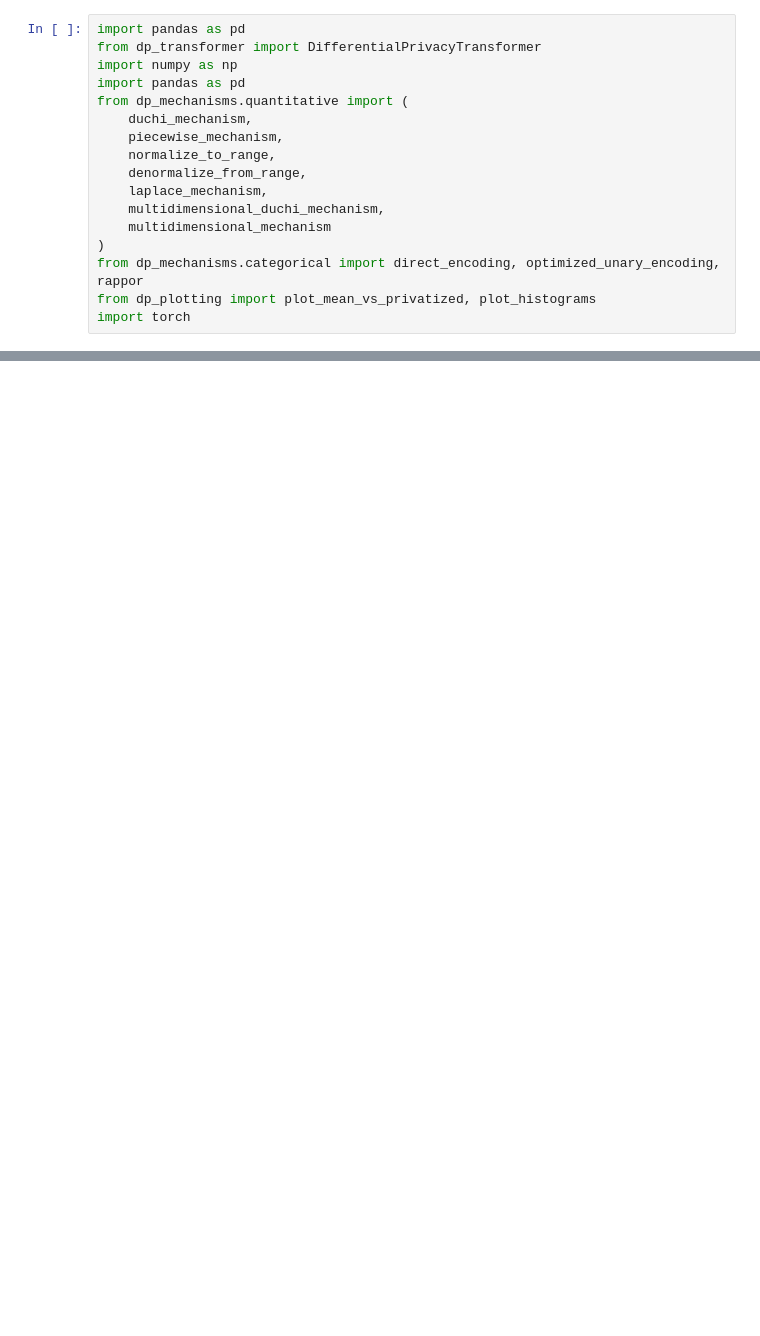
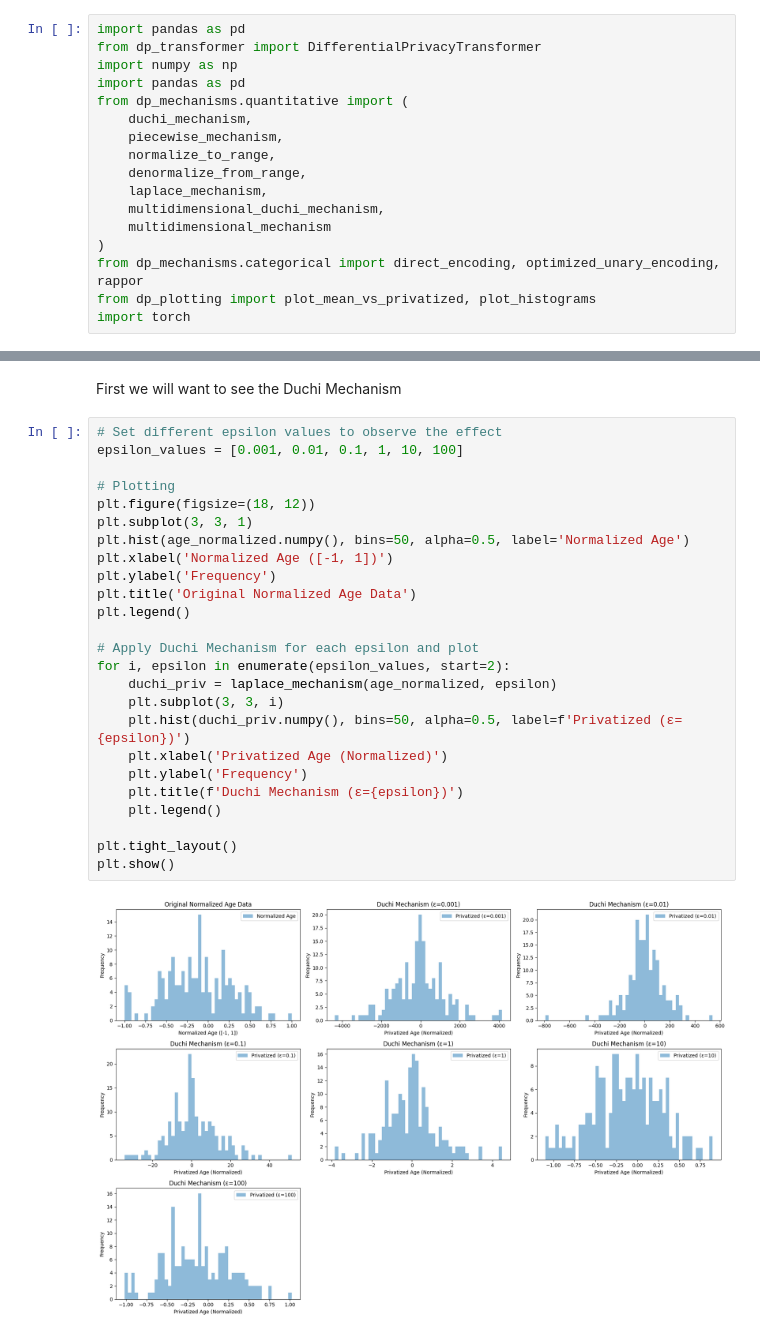
Before and after one commit to davidsmoreno/DifPrivHealthCostPredict, a Jupyter notebook: python_class/Titanic_numerical_methods_aplications.ipynb, the cells around one changed output, grey strips where cells are left out. Cells and saved outputs as stored; diff of their text form; blank space fills up the shorter version.

Commit message:
Added changes of the aplications of numeric differential privacy

```diff
--- a/python_class/Titanic_numerical_methods_aplications.ipynb
+++ b/python_class/Titanic_numerical_methods_aplications.ipynb
@@ -96,0 +70,29 @@ plt.show()
+# %% [markdown]
+First we will want to see the Duchi Mechanism
+# %%
+# Set different epsilon values to observe the effect
+epsilon_values = [0.001, 0.01, 0.1, 1, 10, 100]
+
+# Plotting
+plt.figure(figsize=(18, 12))
+plt.subplot(3, 3, 1)
+plt.hist(age_normalized.numpy(), bins=50, alpha=0.5, label='Normalized Age')
+plt.xlabel('Normalized Age ([-1, 1])')
+plt.ylabel('Frequency')
+plt.title('Original Normalized Age Data')
+plt.legend()
+
+# Apply Duchi Mechanism for each epsilon and plot
+for i, epsilon in enumerate(epsilon_values, start=2):
+    duchi_priv = laplace_mechanism(age_normalized, epsilon)
+    plt.subplot(3, 3, i)
+    plt.hist(duchi_priv.numpy(), bins=50, alpha=0.5, label=f'Privatized (ε={epsilon})')
+    plt.xlabel('Privatized Age (Normalized)')
+    plt.ylabel('Frequency')
+    plt.title(f'Duchi Mechanism (ε={epsilon})')
+    plt.legend()
+
+plt.tight_layout()
+plt.show()
+# %% [output]
+[figure, added]
```
Also changed, not shown: parts of 11 cells of this notebook, 1 other file.
